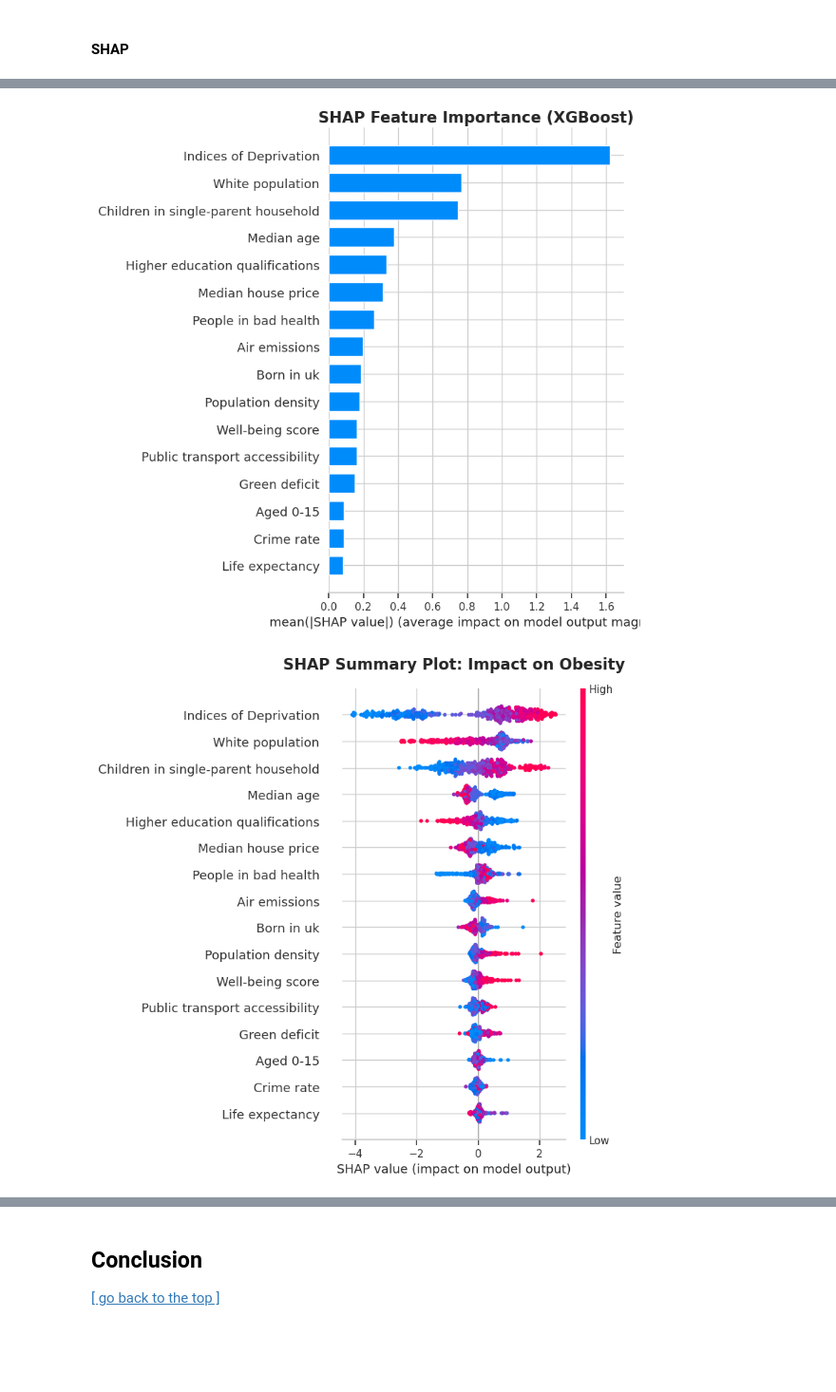
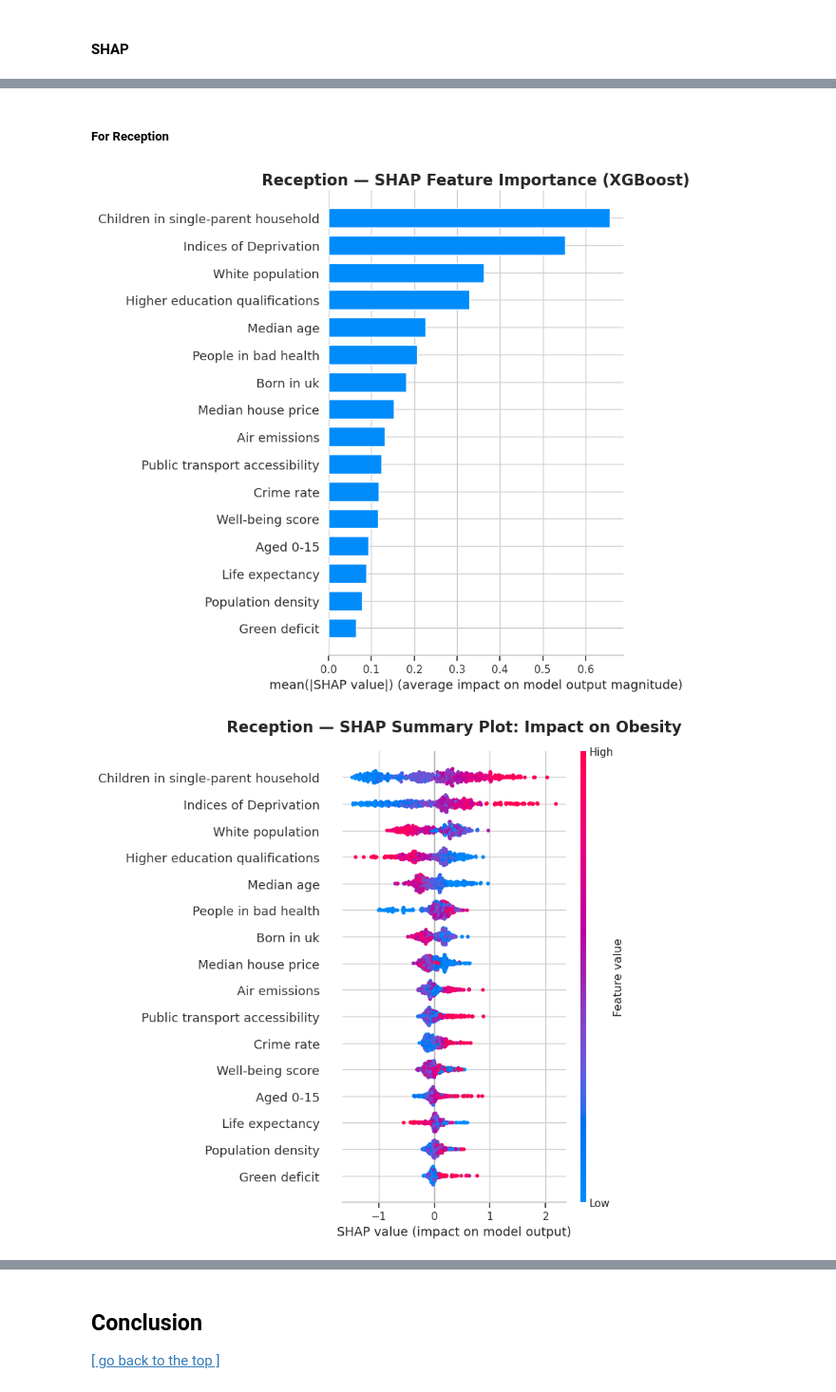
Before and after one commit to mixedmint/DSSS, a Jupyter notebook: childhood obesity.ipynb, the cells around one changed output, grey strips where cells are left out. Shown at 95% size. Saved outputs shown, nothing was run; the diff lists cells and outputs as text; code cells hidden in the pictures; blank space fills up the shorter version.

```diff
--- a/childhood obesity.ipynb
+++ b/childhood obesity.ipynb
@@ -1078,52 +1177,42 @@ Successfully installed cloudpickle-3.1.2 llvmlite-0.47.0 numba-0.65.0 shap-0.51.
+# %% [markdown]
+##### For Reception
 # %%
 import shap
-import matplotlib.pyplot as plt
+# I asked Claude about how to write SHAP codes
+# Initialise TreeExplainer with the best XGBoost model for Reception
+explainer_rec = shap.TreeExplainer(best_xgb_rec)
 
-# 1. 初始化 SHAP 解释器 (TreeExplainer 专用于树模型，速度极快)
-# 请确保传入的是你刚才通过交叉验证得出的 best_xgb_model
-explainer = shap.TreeExplainer(best_xgb_model)
+# Compute SHAP values on the training set for global interpretation
+shap_values_rec = explainer_rec.shap_values(X_train_rec)
 
-# 2. 计算训练集的 SHAP 值
-# (用 X_train 来做全局解释可以最大程度反映模型学到的整体规律)
-shap_values = explainer.shap_values(X_train)
-
-# ==========================================
-# 图 1：SHAP 全局特征重要性柱状图 (Bar Plot)
-# ==========================================
+# Figure 1: Global feature importance bar plot
 plt.figure(figsize=(10, 6))
-# show=False 允许我们自定义图表标题和布局
-shap.summary_plot(shap_values, X_train, plot_type="bar", show=False)
-plt.title("SHAP Feature Importance (XGBoost)", fontsize=16, fontweight='bold')
+shap.summary_plot(shap_values_rec, X_train_rec, plot_type="bar", show=False)
+plt.title("Reception — SHAP Feature Importance (XGBoost)", fontsize=16, fontweight='bold')
 plt.tight_layout()
 plt.show()
 
-# ==========================================
-# 图 2：SHAP 摘要图/蜂群图 (Beeswarm Plot) —— 核心神图！
-# ==========================================
+# Figure 2: Beeswarm plot — shows direction and magnitude of each feature's impact
 plt.figure(figsize=(10, 6))
-shap.summary_plot(shap_values, X_train, show=False)
-plt.title("SHAP Summary Plot: Impact on Obesity", fontsize=16, fontweight='bold', pad=20)
+shap.summary_plot(shap_values_rec, X_train_rec, show=False)
+plt.title("Reception — SHAP Summary Plot: Impact on Obesity", fontsize=16, fontweight='bold', pad=20)
 plt.tight_layout()
 plt.show()
 
-# ==========================================
-# 图 3：单变量依赖图 (Dependence Plot) —— 探索非线性关系
-# ==========================================
-# 这里以排名前两名的特征为例，请确保列名与你的数据完全一致！
-top_feature_1 = 'Indices of Deprivation'
-top_feature_2 = 'People in bad health'
+# Figure 3: Dependence plots for the top 2 features — explore nonlinear marginal effects
+# Update feature names below if Reception's top features differ from Year 6
+top_feature_1_rec = 'Indices of Deprivation'
+top_feature_2_rec = 'People in bad health'
 
-# 绘制排名第一特征的依赖图
-shap.dependence_plot(top_feature_1, shap_values, X_train, interaction_index=None, show=False)
-plt.title(f"SHAP Dependence Plot: {top_feature_1}", fontsize=14, fontweight='bold', pad=15)
+shap.dependence_plot(top_feature_1_rec, shap_values_rec, X_train_rec, interaction_index=None, show=False)
+plt.title(f"Reception — SHAP Dependence Plot: {top_feature_1_rec}", fontsize=14, fontweight='bold', pad=15)
 plt.tight_layout()
 plt.show()
 
-# 绘制排名第二特征的依赖图
-shap.dependence_plot(top_feature_2, shap_values, X_train, interaction_index=None, show=False)
-plt.title(f"SHAP Dependence Plot: {top_feature_2}", fontsize=14, fontweight='bold', pad=15)
+shap.dependence_plot(top_feature_2_rec, shap_values_rec, X_train_rec, interaction_index=None, show=False)
+plt.title(f"Reception — SHAP Dependence Plot: {top_feature_2_rec}", fontsize=14, fontweight='bold', pad=15)
 plt.tight_layout()
 plt.show()
 # %% [output]
-[figure, old version]
+[figure, new version]
-[figure, old version]
+[figure, new version]
```
Also changed, not shown: parts of 57 cells of this notebook.
